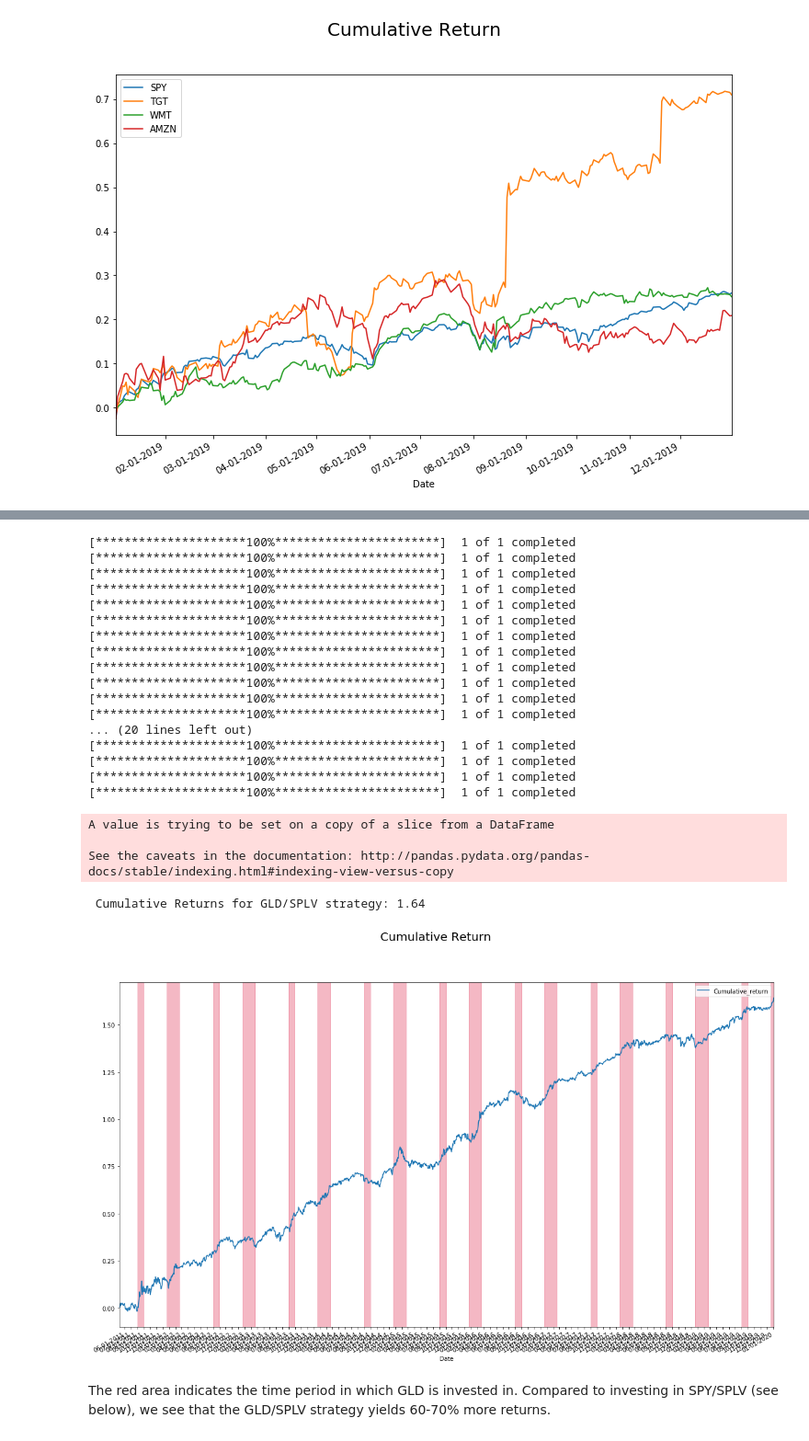
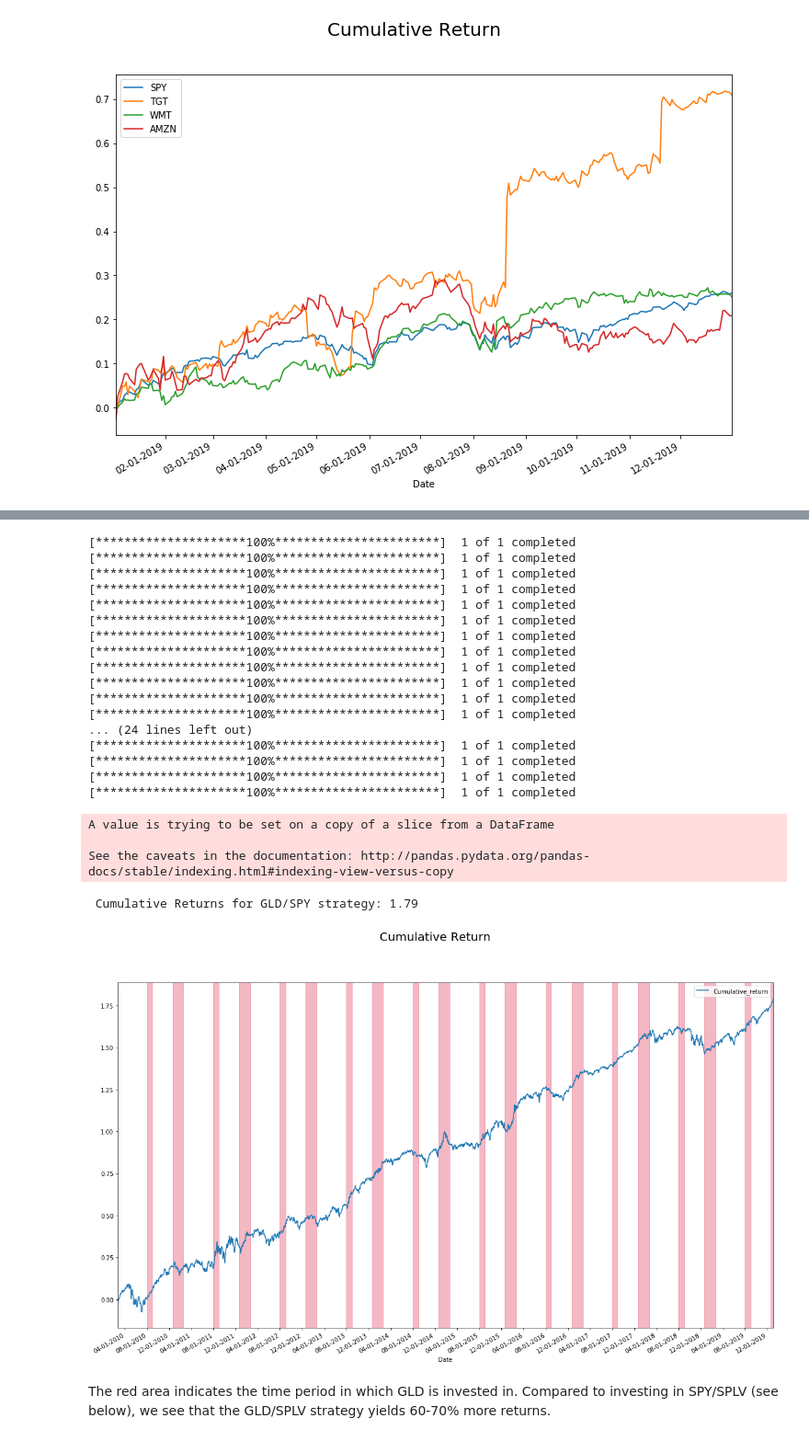
Before and after one commit to angelotc/Decomposition-of-Retail-Companies, a Jupyter notebook: Cumulative Returns Analysis.ipynb, the cells around one changed output, grey strips where cells are left out. Shown at 92% size. Cells and saved outputs as stored; diff of their text form; code cells hidden in the pictures.

```diff
--- a/Cumulative Returns Analysis.ipynb
+++ b/Cumulative Returns Analysis.ipynb
@@ -2,15 +2,3 @@
 import yfinance as yf
 import pandas as pd
 import numpy as np
-# %%
-start_dates = []
-end_dates = []
-for _ in range(2010,2018+1):
-    start_date = str(_) + "-09-01"
-    start_dates.append(start_date)
-    end_date = str(_) + "-12-20"
-    end_dates.append(end_date)
-
-tickers_str = ["WMT","AMZN","EBAY","TGT","SPY"]
-ticker = "SPY"
-year = "2018"
@@ -222,8 +159,8 @@ cumulative_return_GLD_SPLV()
 [figure]
 # %%
-def cumulative_return_verona_strategy(ticker1: str, ticker2: str):
+def worldsBestStrategyV2(ticker1: str, ticker2: str):
     '''
-    second way of doing this; creates a cumulative sum for the whole period.
+    second way of calculating the World's Best Strategy; creates a cumulative sum for the whole period.
     ticker 1: returns are shaded in red
     ticker 2: returns are shaded in white
     '''
@@ -232,11 +169,11 @@ def cumulative_return_verona_strategy(ticker1: str, ticker2: str):
     import matplotlib.dates as mdates
     %matplotlib inline
     fig, ax = plt.subplots(figsize=(20, 12))
-    ax.xaxis.set_major_locator(mdates.MonthLocator(interval=1))
+    ax.xaxis.set_major_locator(mdates.MonthLocator(interval=4))
     ax.xaxis.set_major_formatter(DateFormatter("%m-%d-%Y"))
     base_df = pd.DataFrame()
     hold_periods = []
-    for year in range(2011, 2020):
+    for year in range(2010, 2020):
         year = str(year)
         # Buy GLD 12/20 / Sell 2-20
         ticker1_start_date, ticker1_end_date = year + "-12-20", str(int(year)+1) + "-02-19"
@@ -265,37 +202,37 @@ def cumulative_return_verona_strategy(ticker1: str, ticker2: str):
 
     base_df.sort_index(inplace=True)
     base_df['Cumulative_return'] = np.cumsum(base_df['Daily_return'])
     base_df['Cumulative_return'].plot()
     for tup in hold_periods:
         ax.axvspan(tup[0], tup[1],  color="crimson", alpha=0.3)
     returns = base_df['Cumulative_return'][-1]
     print(" Cumulative Returns for {}/{} strategy: {:.2f} ".format(str(ticker1), str(ticker2), returns))
     plt.legend()
     plt.suptitle('Cumulative Return', fontsize=20)
-cumulative_return_verona_strategy("GLD", "SPLV")
+worldsBestStrategyV2("GLD", "SPY")
 # %% [output]
 [*********************100%***********************]  1 of 1 completed
 [*********************100%***********************]  1 of 1 completed
 [*********************100%***********************]  1 of 1 completed
 [*********************100%***********************]  1 of 1 completed
 [*********************100%***********************]  1 of 1 completed
 [*********************100%***********************]  1 of 1 completed
 [*********************100%***********************]  1 of 1 completed
 [*********************100%***********************]  1 of 1 completed
 [*********************100%***********************]  1 of 1 completed
 [*********************100%***********************]  1 of 1 completed
 [*********************100%***********************]  1 of 1 completed
 [*********************100%***********************]  1 of 1 completed
-... (20 lines left out)
+... (24 lines left out)
 [*********************100%***********************]  1 of 1 completed
 [*********************100%***********************]  1 of 1 completed
 [*********************100%***********************]  1 of 1 completed
 [*********************100%***********************]  1 of 1 completed
 A value is trying to be set on a copy of a slice from a DataFrame
 
 See the caveats in the documentation: http://pandas.pydata.org/pandas-docs/stable/indexing.html#indexing-view-versus-copy
- Cumulative Returns for GLD/SPLV strategy: 1.64
+ Cumulative Returns for GLD/SPY strategy: 1.79
-[figure, old version]
+[figure, new version]
 # %% [markdown]
 The red area indicates the time period in which GLD is invested in. Compared to investing in SPY/SPLV (see below), we see that the GLD/SPLV strategy yields 60-70% more returns.
 # %%
```
Also changed, not shown: parts of 7 cells of this notebook.
